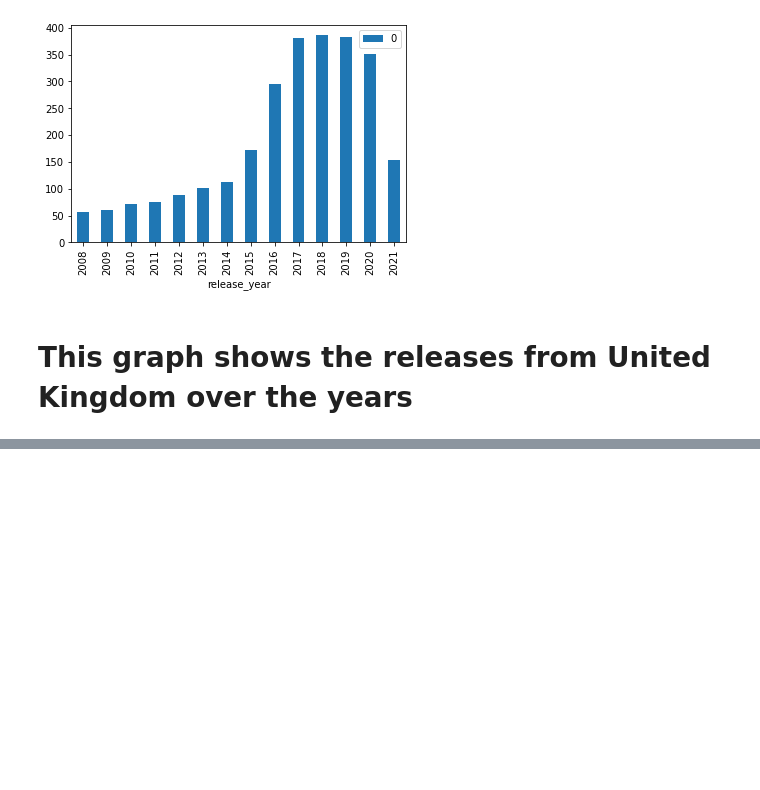
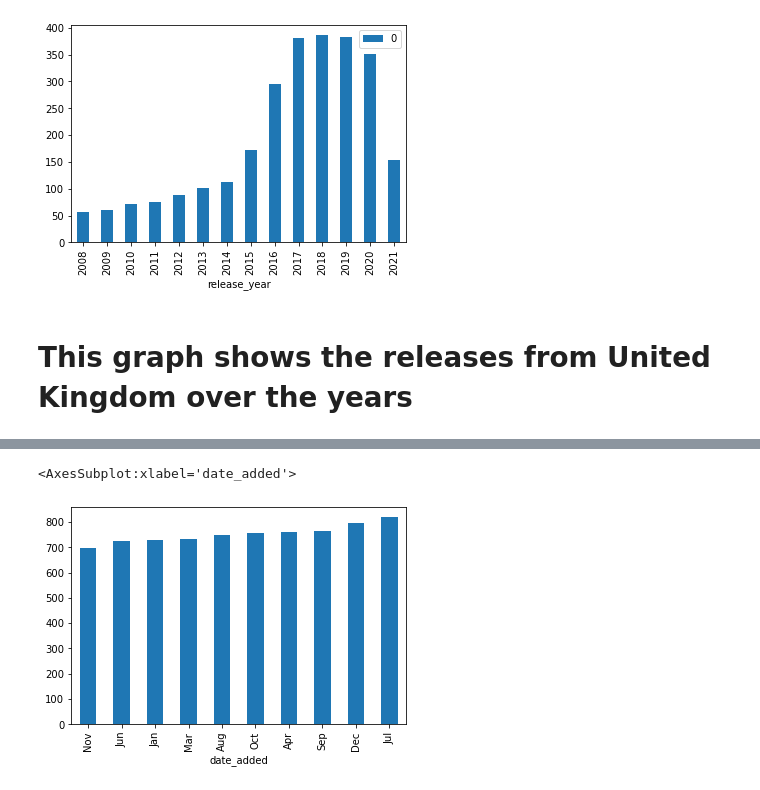
Before and after one commit to OmamaImran/Movie-Analysis, a Jupyter notebook: Movie_Analysis.ipynb, the cells around one changed output, grey strips where cells are left out. Cells and saved outputs as stored; diff of their text form; code cells hidden in the pictures; blank space fills up the shorter version.

Commit message:
top rated, top categories, top months of releases

```diff
--- a/Movie_Analysis.ipynb
+++ b/Movie_Analysis.ipynb
@@ -467,0 +610,4 @@ df_UK.tail(14).plot(kind="bar",x="release_year")
+# %%
+month=df.copy()
+# %%
+month["date_added"] = month["date_added"].str[:3]
@@ -467,0 +630,7 @@ df_UK.tail(14).plot(kind="bar",x="release_year")
+# %%
+months= month.groupby("date_added").size().sort_values()
+# %%
+months.tail(10).plot(kind="bar")
+# %% [output]
+<AxesSubplot:xlabel='date_added'>
+[figure, added]
```
Also changed, not shown: parts of 21 cells of this notebook.
